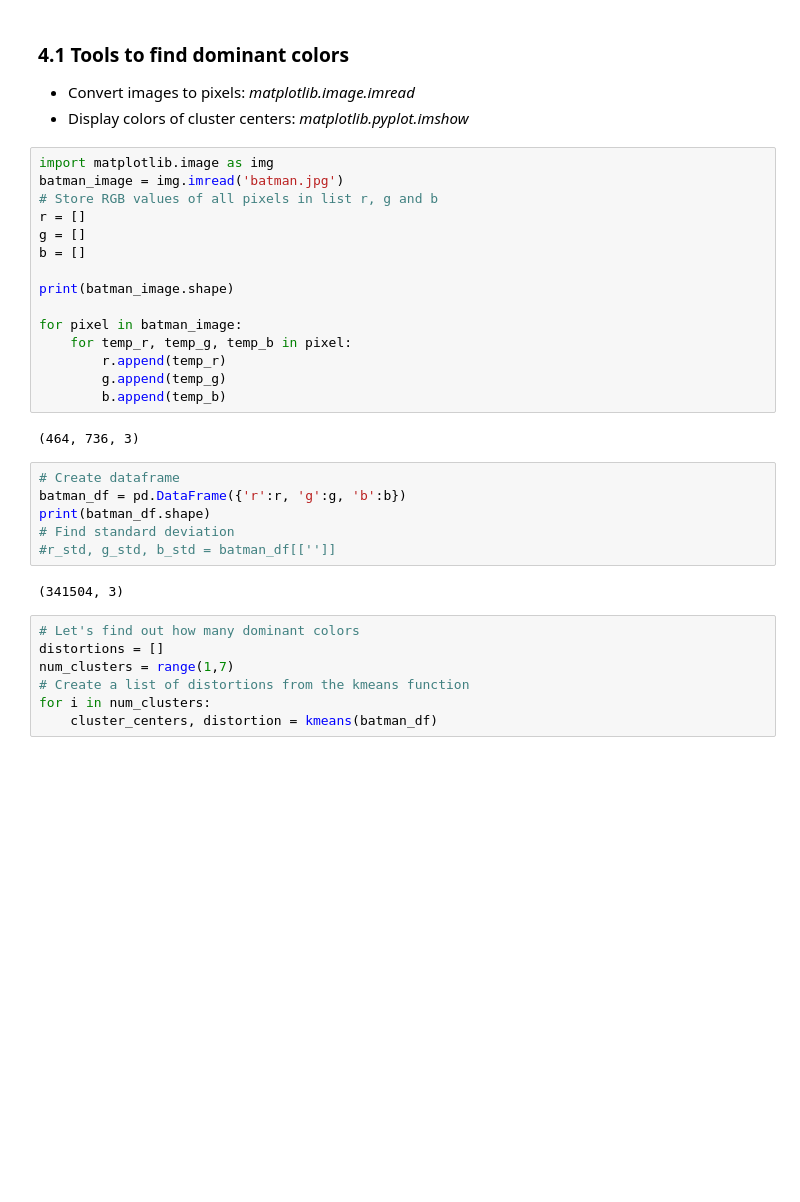
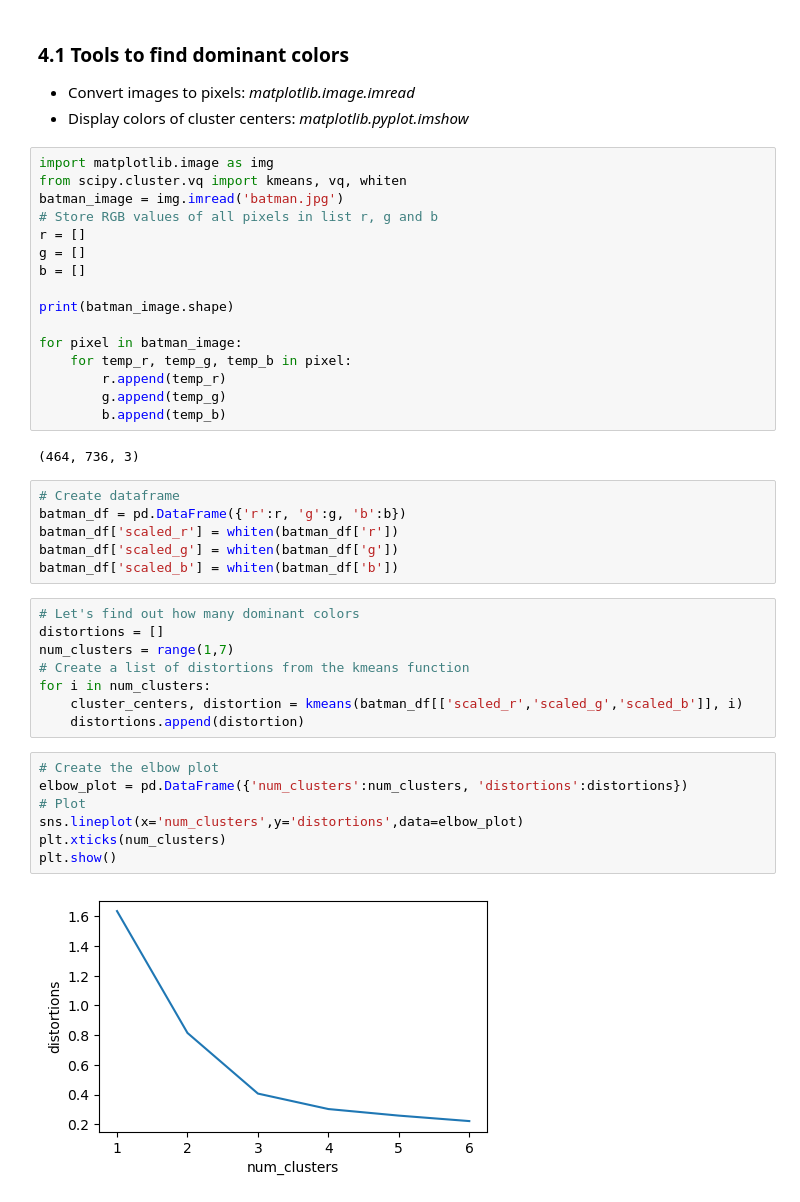
Before and after one commit to Timm26/Machine_Learning_Guide, a Jupyter notebook: Unsupervised/Cluster_Analysis.ipynb, the cells around one changed output. Cells and saved outputs as stored; diff of their text form; blank space fills up the shorter version.

Commit message:
Fixing text clustering

```diff
--- a/Unsupervised/Cluster_Analysis.ipynb
+++ b/Unsupervised/Cluster_Analysis.ipynb
@@ -296,6 +296,7 @@ plt.show()
 - Display colors of cluster centers: _matplotlib.pyplot.imshow_
 # %%
 import matplotlib.image as img
+from scipy.cluster.vq import kmeans, vq, whiten
 batman_image = img.imread('batman.jpg')
 # Store RGB values of all pixels in list r, g and b
 r = []
@@ -314,15 +315,23 @@ for pixel in batman_image:
 # %%
 # Create dataframe
 batman_df = pd.DataFrame({'r':r, 'g':g, 'b':b})
-print(batman_df.shape)
-# Find standard deviation
-#r_std, g_std, b_std = batman_df[['']]
+batman_df['scaled_r'] = whiten(batman_df['r'])
+batman_df['scaled_g'] = whiten(batman_df['g'])
+batman_df['scaled_b'] = whiten(batman_df['b'])
-# %% [output]
-(341504, 3)
 # %%
 # Let's find out how many dominant colors
 distortions = []
 num_clusters = range(1,7)
 # Create a list of distortions from the kmeans function
 for i in num_clusters:
-    cluster_centers, distortion = kmeans(batman_df)
+    cluster_centers, distortion = kmeans(batman_df[['scaled_r','scaled_g','scaled_b']], i)
+    distortions.append(distortion)
+# %%
+# Create the elbow plot
+elbow_plot = pd.DataFrame({'num_clusters':num_clusters, 'distortions':distortions})
+# Plot
+sns.lineplot(x='num_clusters',y='distortions',data=elbow_plot)
+plt.xticks(num_clusters)
+plt.show()
+# %% [output]
+[figure, added]
```
Also changed, not shown: parts of 13 cells of this notebook.
